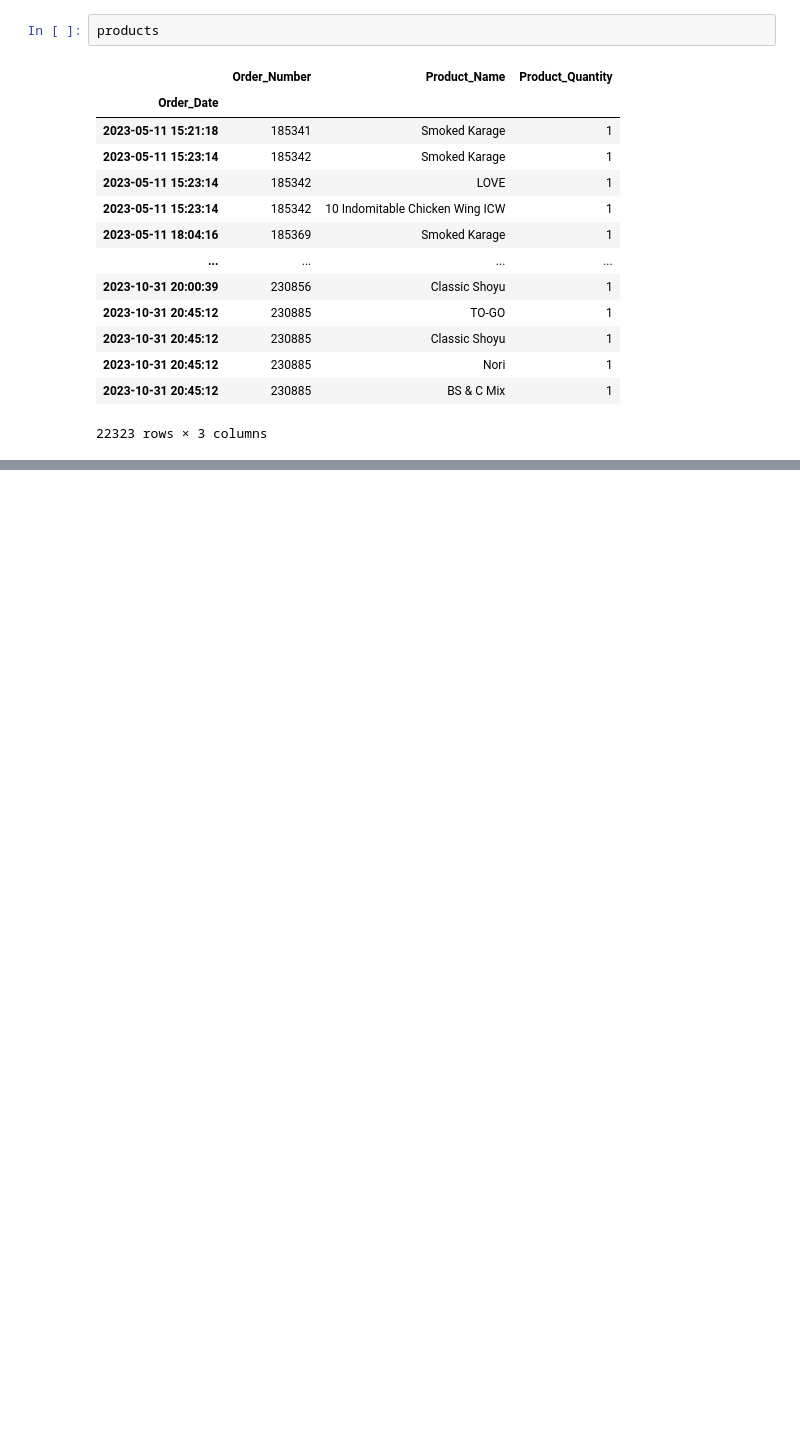
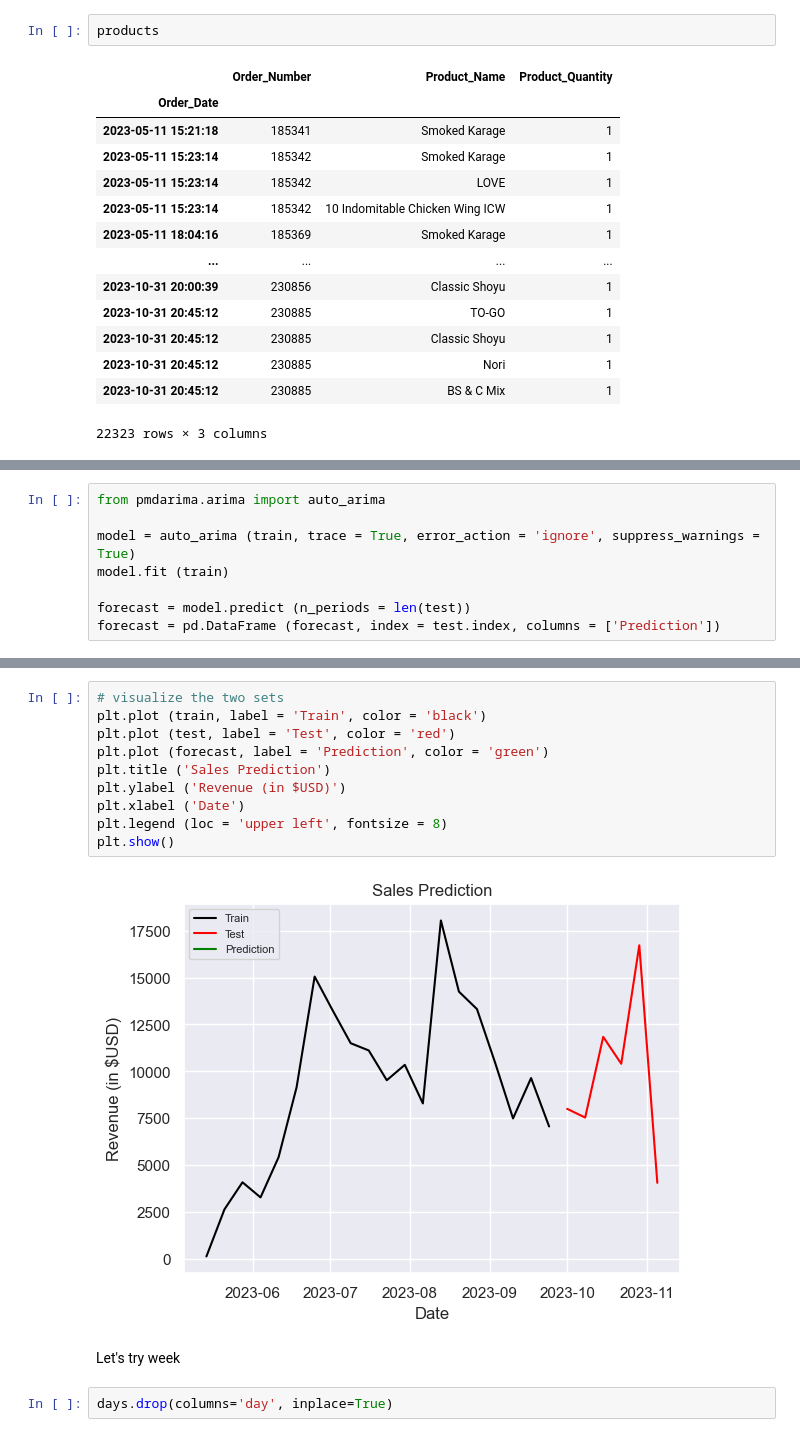
Before and after one commit to fidelotero/ramen-shop-sales-report, a Jupyter notebook: Ramen_Shop_Sales_Analysis.ipynb, the cells around one changed output, grey strips where cells are left out. Cells and saved outputs as stored; diff of their text form; blank space fills up the shorter version.

Commit message:
Added forecasting portion

```diff
--- a/Ramen_Shop_Sales_Analysis.ipynb
+++ b/Ramen_Shop_Sales_Analysis.ipynb
@@ -618,0 +707,8 @@ plt.show()
+# %%
+from pmdarima.arima import auto_arima
+
+model = auto_arima (train, trace = True, error_action = 'ignore', suppress_warnings = True)
+model.fit (train)
+
+forecast = model.predict (n_periods = len(test))
+forecast = pd.DataFrame (forecast, index = test.index, columns = ['Prediction'])
@@ -618,0 +744,16 @@ plt.show()
+# %%
+# visualize the two sets
+plt.plot (train, label = 'Train', color = 'black')
+plt.plot (test, label = 'Test', color = 'red')
+plt.plot (forecast, label = 'Prediction', color = 'green')
+plt.title ('Sales Prediction')
+plt.ylabel ('Revenue (in $USD)')
+plt.xlabel ('Date')
+plt.legend (loc = 'upper left', fontsize = 8)
+plt.show()
+# %% [output]
+[figure, added]
+# %% [markdown]
+Let's try week
+# %%
+days.drop(columns='day', inplace=True)
```
Also changed, not shown: parts of 23 cells of this notebook.
